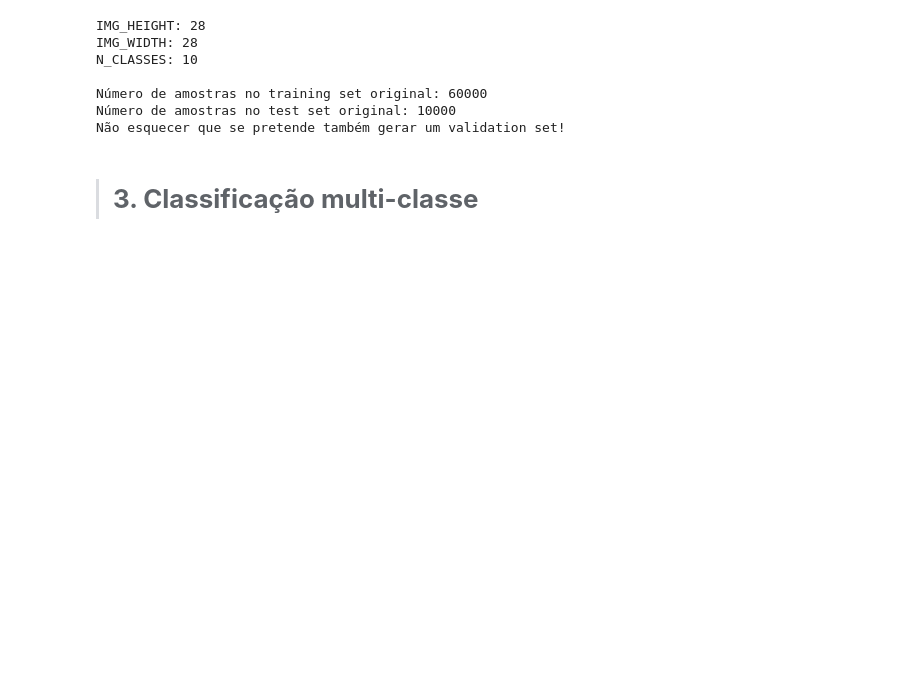
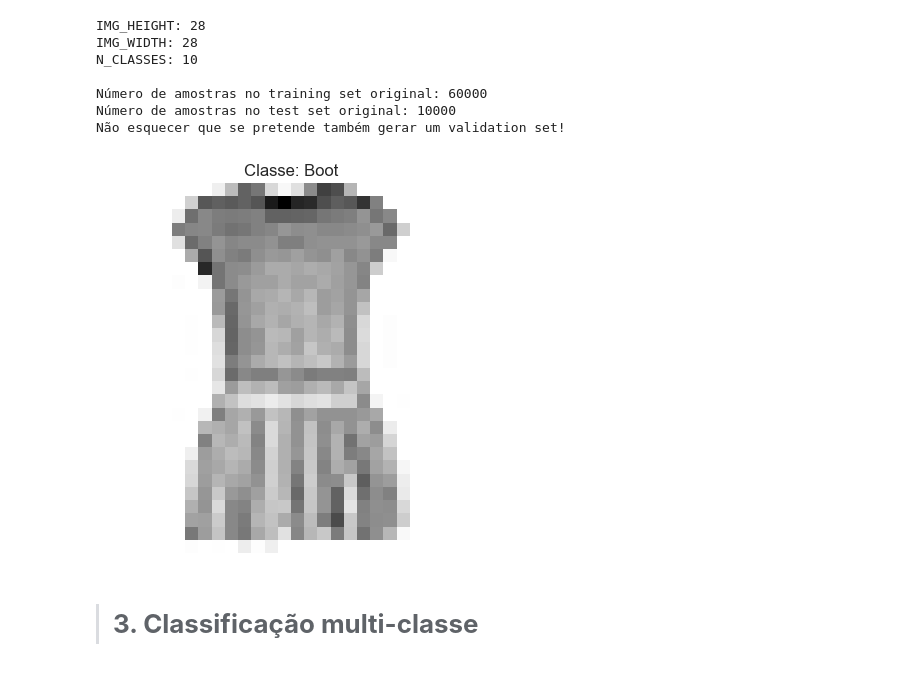
Before and after one commit to Kinpau/APVC_Projeto, a Jupyter notebook: notebooks/D1Parte1-Grupo7.ipynb, the cells around one changed output. Drawn from its saved outputs; the diff is of its cells as text; code cells hidden in the pictures; blank space fills up the shorter version.

```diff
--- a/notebooks/D1Parte1-Grupo7.ipynb
+++ b/notebooks/D1Parte1-Grupo7.ipynb
@@ -160,6 +177,14 @@ N_CLASSES: 10
 Número de amostras no training set original: 60000
 Número de amostras no test set original: 10000
 Não esquecer que se pretende também gerar um validation set!
+# %%
+# Visualizar a primeira imagem do conjunto de treino
+plt.imshow(x_train[3])
+plt.title(f'Classe: {LABELS[np.argmax(y_train[0])]}')
+plt.axis('off')  # Esconder os eixos
+plt.show()
+# %% [output]
+[figure, added]
 # %% [markdown]
 # <a class='anchor' id='3'></a>
 
```
Also changed, not shown: parts of 12 cells of this notebook, 2 other files.
